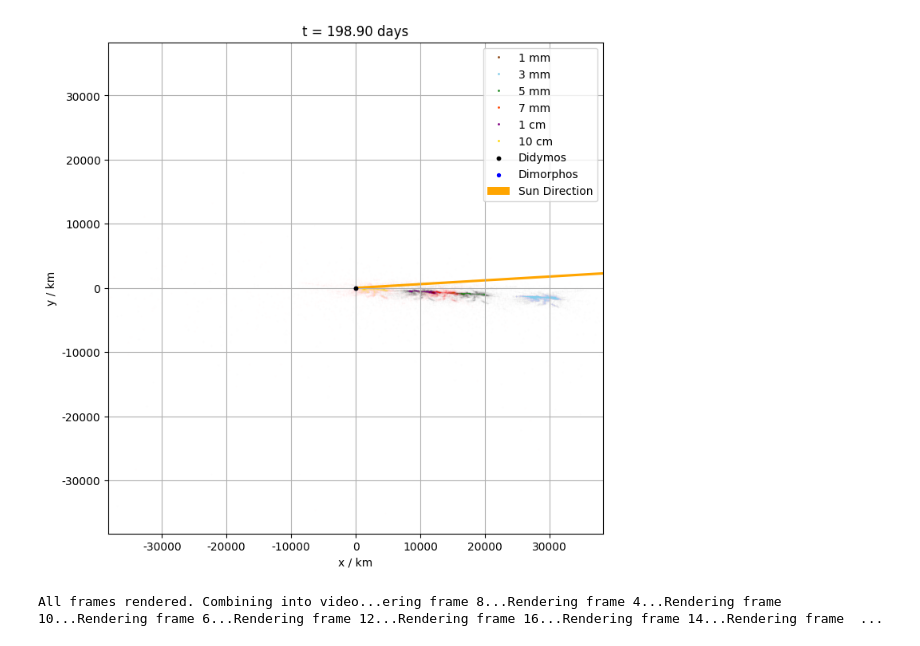
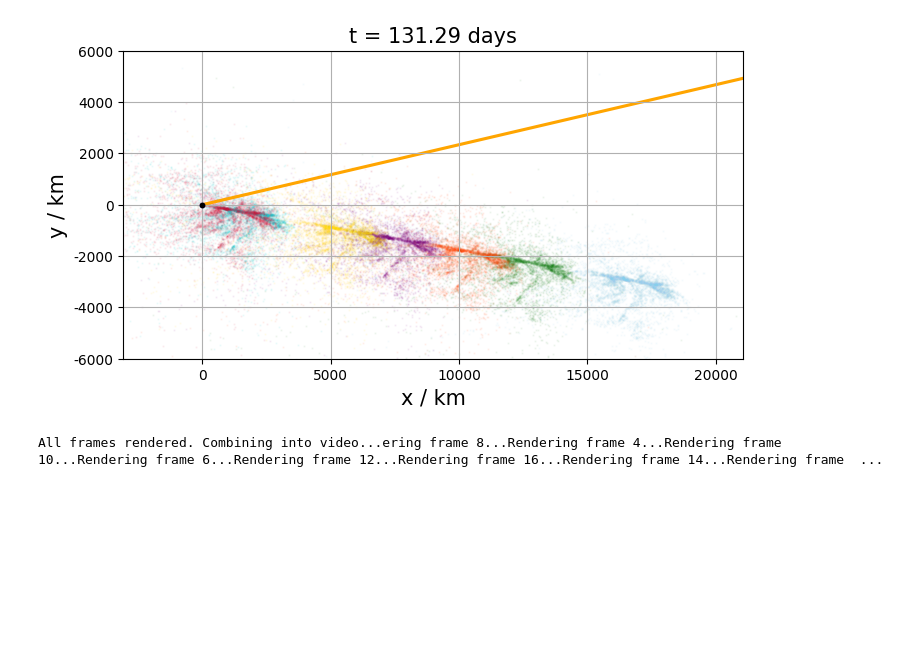
Before and after one commit to gitlinffff/rebound, a Jupyter notebook: analysis/multi-size_analysis.ipynb, the cells around one changed output. Saved outputs shown, nothing was run; the diff lists cells and outputs as text; code cells hidden in the pictures; blank space fills up the shorter version.

Commit message:
improve plots

```diff
--- a/analysis/multi-size_analysis.ipynb
+++ b/analysis/multi-size_analysis.ipynb
@@ -6,7 +6,8 @@ from ReadParticle import read_particle_frames
 from frame_renderer import init_worker, render_phase_angle_histogram
 
 #filenames = ['particles1.txt']
-filenames = ['particles_1mm.txt', 'particles_3mm.txt', 'particles_5mm.txt', 'particles_7mm.txt', 'particles_1cm.txt', 'particles_10cm.txt']
+filenames = ['particles_1mm.txt', 'particles_3mm.txt', 'particles_4mm.txt', 'particles_5mm.txt',
+             'particles_7mm.txt', 'particles_1cm.txt', 'particles_5cm.txt', 'particles_10cm.txt']
 
 datasets = []
 # Read particle data
@@ -32,6 +35,6 @@ processing completed!
 # %%
 """Phase angle of all-size particles"""
-daylist = [30,120,210]
+daylist = [64.44 ,131.29, 198.9]
 
 fig, ax = plt.subplots(figsize=(8, 6))
 
@@ -77,11 +80,12 @@ for day in daylist:
     ax.plot(bin_centers, counts, lw=2, label=f't = {day} days')
     #plt.bar(bin_centers, counts, width=bin_edges[1]-bin_edges[0])
 
+ftsize = 15
 ax.set_yscale('log')
-ax.set_xlabel('Phase Angle (degrees)')
-ax.set_ylabel('Number of Particles')
+ax.set_xlabel('Phase Angle (degrees)', fontsize=ftsize)
+ax.set_ylabel('Number of Particles', fontsize=ftsize)
 ax.set_title('Phase Angle Distribution')
-ax.legend()
+ax.legend(fontsize=ftsize-2)
 
 # Save the PNG image
 figname = "phase_angle_allsize.png"
@@ -104,19 +108,28 @@ output_dir = "allsize_HSTview"
 os.makedirs(output_dir, exist_ok=True)
 
 # parameters
-daylist = [198.9]                   # set the day to plot
-axis_lim = 38300e3                   # m
-size_weight = [0.16, 0.16, 0.17, 0.17, 0.17, 0.17]
-sid = 4                              # starting index of dusts (0-3 are Didymos, Dimorphos, Sun, Earth)
+# daylist = [64.44]                                 # set the day to plot
+# axis_lims = [-1000e3, 5000e3, -2000e3, 4000e3]    # m
+daylist = [131.29]                                 # set the day to plot
+axis_lims = [-2000e3, 20000e3, -6000e3, 6000e3]    # m
+# daylist = [198.9]                               # set the day to plot
+# axis_lims = [-2000e3, 35000e3, -5000e3, 10000e3]    # m
+
+#axis_lims = 20000e3
+sid = 4                                            # starting index of dusts (0-3 are Didymos, Dimorphos, Sun, Earth)
+size_weight = [0.125, 0.125, 0.125, 0.125, 0.125, 0.125, 0.125, 0.125]
+alpha = 0.05                                  # transparency of the plotted points
 group_labels = {1: ['1 mm', '#8B4513'],
                 2: ['3 mm', '#87CEEB'],
-                3: ['5 mm', '#228B22'],
-                4: ['7 mm', '#FF4500'],
-                5: ['1 cm', '#800080'],  # Purple
-                6: ['10 cm', '#FFD700']  # Gold (Yellow)
+                3: ['4 mm', '#228B22'],
+                4: ['5 mm', '#FF4500'],
+                5: ['7 mm', '#800080'],  # Purple
+                6: ['1 cm', '#FFD700'],  # Gold (Yellow)
+                7: ['5 cm', '#00CED1'],
+                8: ['10 cm', '#DC143C']
                }
 
-# datetime
+# print datetime
 start_time = datetime.strptime("2022-09-26 23:17:04.1830", "%Y-%m-%d %H:%M:%S.%f")
 new_time = start_time + timedelta(days=daylist[0])
 print(new_time)
@@ -153,7 +166,7 @@ for day in daylist:
     p_allsize = np.vstack(p_allsize)
 
     # pass global variables
-    init_worker(data_p=[p_allsize], time=np.array([target_seconds]), axis_lim_list=axis_lim, output_dir=output_dir, group_labels=group_labels)
+    init_worker(data_p=[p_allsize], time=np.array([target_seconds]), axis_lim_list=axis_lims, output_dir=output_dir, group_labels=group_labels)
     # make plot for single frame
-    render_single_HSTview_colorgroups(0)
+    render_single_HSTview_colorgroups(0, alpha=alpha)
 # %% [output]
@@ -161,5 +174,5 @@ for day in daylist:
 Rendering frame 0...
-[figure, old version]
+[figure, new version]
 # %%
 """plot main body locations in Sun Body Center"""
 
```
Also changed, not shown: parts of 3 cells of this notebook, 1 other file.
